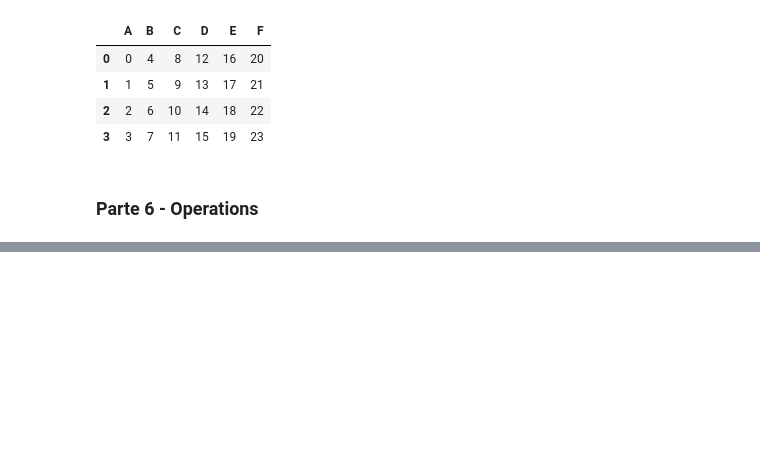
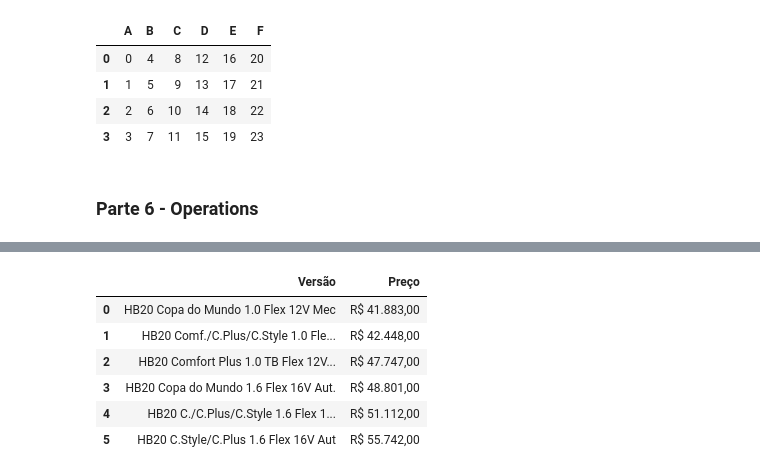
Before and after one commit to miguelzeph/Python, a Jupyter notebook: 2020/04_Data_Science_Study/02_Panda_study.ipynb, the cells around one changed output, grey strips where cells are left out. Cells and saved outputs as stored; diff of their text form; code cells hidden in the pictures; blank space fills up the shorter version.

```diff
--- a/2020/04_Data_Science_Study/Panda_study.ipynb
+++ b/2020/04_Data_Science_Study/02_Panda_study.ipynb
@@ -515,0 +713,10 @@ df1.join(df2)
+# %%
+datax[1]
+# %% [output]
+|  | Versão | Preço |
+| 0 | HB20 Copa do Mundo 1.0 Flex 12V Mec | R$ 41.883,00 |
+| 1 | HB20 Comf./C.Plus/C.Style 1.0 Fle... | R$ 42.448,00 |
+| 2 | HB20 Comfort Plus 1.0 TB Flex 12V... | R$ 47.747,00 |
+| 3 | HB20 Copa do Mundo 1.6 Flex 16V Aut. | R$ 48.801,00 |
+| 4 | HB20 C./C.Plus/C.Style 1.6 Flex 1... | R$ 51.112,00 |
+| 5 | HB20 C.Style/C.Plus 1.6 Flex 16V Aut | R$ 55.742,00 |
```
Also changed, not shown: parts of 30 cells of this notebook, 8 other files.
